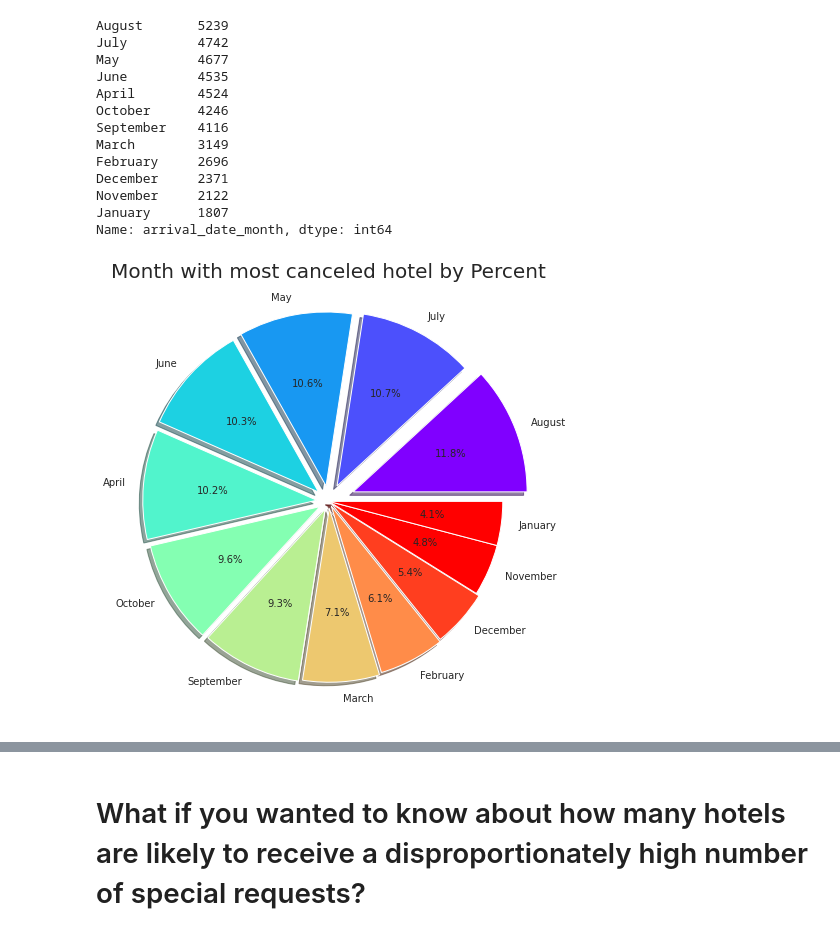
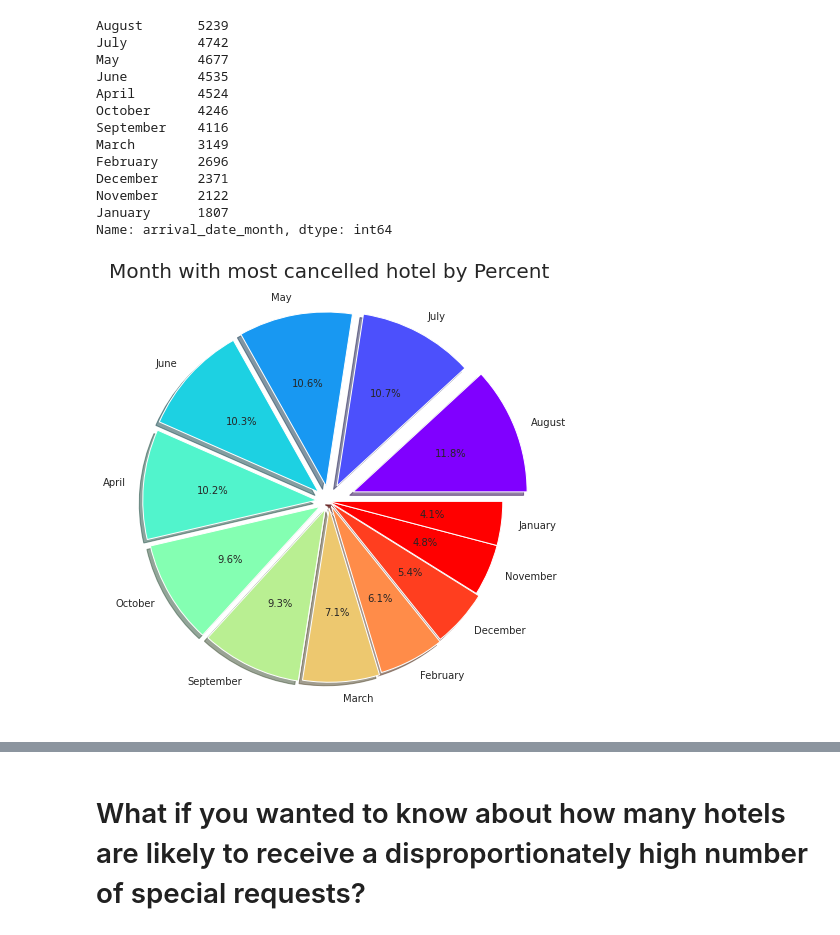
Before and after one commit to ritik1804k/Hotel-Booking-Analysis-, a Jupyter notebook: Hotel_Booking_Analysis_Capstone_Project.ipynb, the cells around one changed output, grey strips where cells are left out. Cells and saved outputs as stored; diff of their text form; code cells hidden in the pictures.

```diff
--- a/Hotel_Booking_Analysis_Capstone_Project.ipynb
+++ b/Hotel_Booking_Analysis_Capstone_Project.ipynb
@@ -297,7 +302,7 @@ countries =  ('PRT', 'GBR', 'FRA', 'ESP', 'DEU', 'ITA', 'IRL', 'BEL', 'BRA', 'NL
 #counting the appearence of these top country
 countries_df = hotel_df.loc[hotel_df['country'].isin(countries)]['country']
 
-plt.rcParams['figure.figsize'] = (18, 8)
+plt.rcParams['figure.figsize'] = (15, 7)
 sns.set_style('whitegrid')
 ax = sns.lineplot(x = countries_df, y = hotel_df['adr'])
 ax.set_title('Expenditure of Visiting Countries', fontsize = 30)
@@ -327,12 +336,13 @@ Name: arrival_date_month, dtype: int64
 # %%
 # ploting a graph for canceled hotels in different months
 
 labels_2 = canceled.index
 sizes = canceled.values
 color = plt.cm.rainbow(np.linspace(0,5))
 explode = (0.15,0.1,0.09,0.08,0.07,0.06,0.05,0.04,0.03,0.02,0,0)
+plt.rcParams['figure.figsize'] = (18, 8)
 plt.pie(sizes,labels=labels_2,colors=color,explode=explode,autopct='%1.1f%%',shadow =True)
-plt.title("Month with most canceled hotel by Percent", fontsize =20)
+plt.title("Month with most cancelled hotel by Percent", fontsize =20)
 plt.show()
 # %% [output]
-[figure, old version]
+[figure, new version]
```
Also changed, not shown: parts of 36 cells of this notebook.
